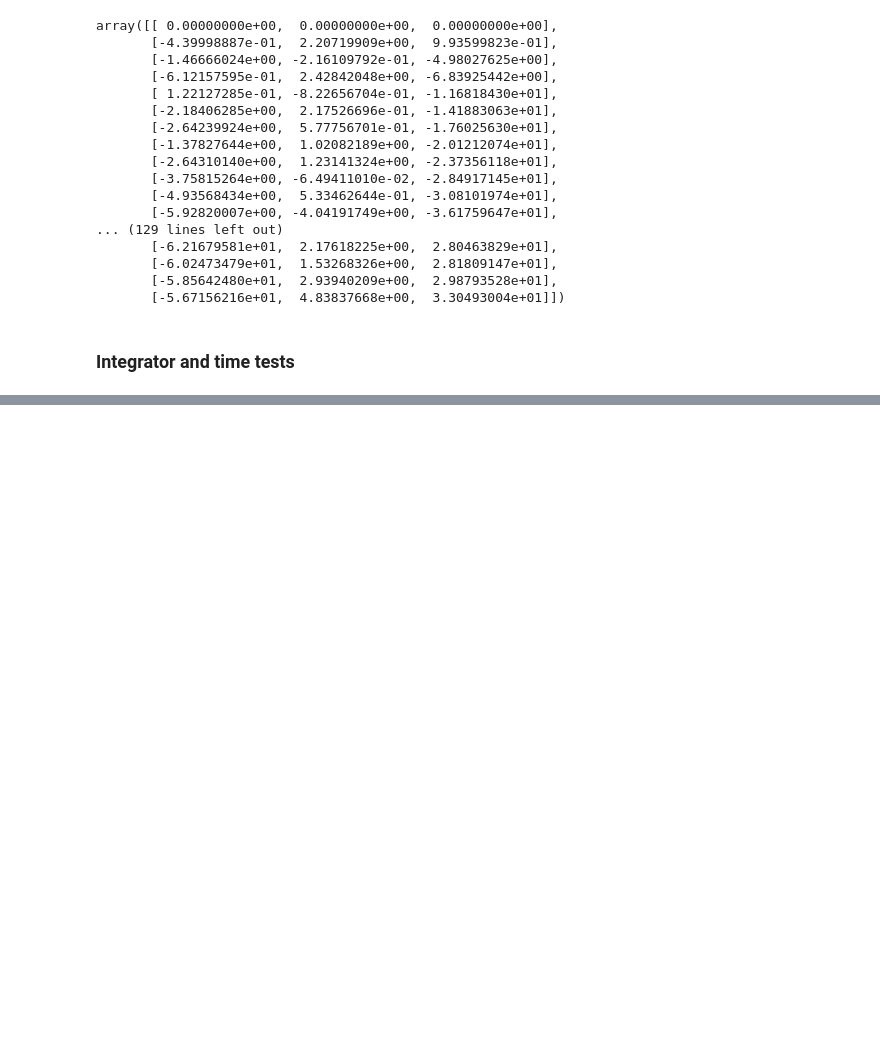
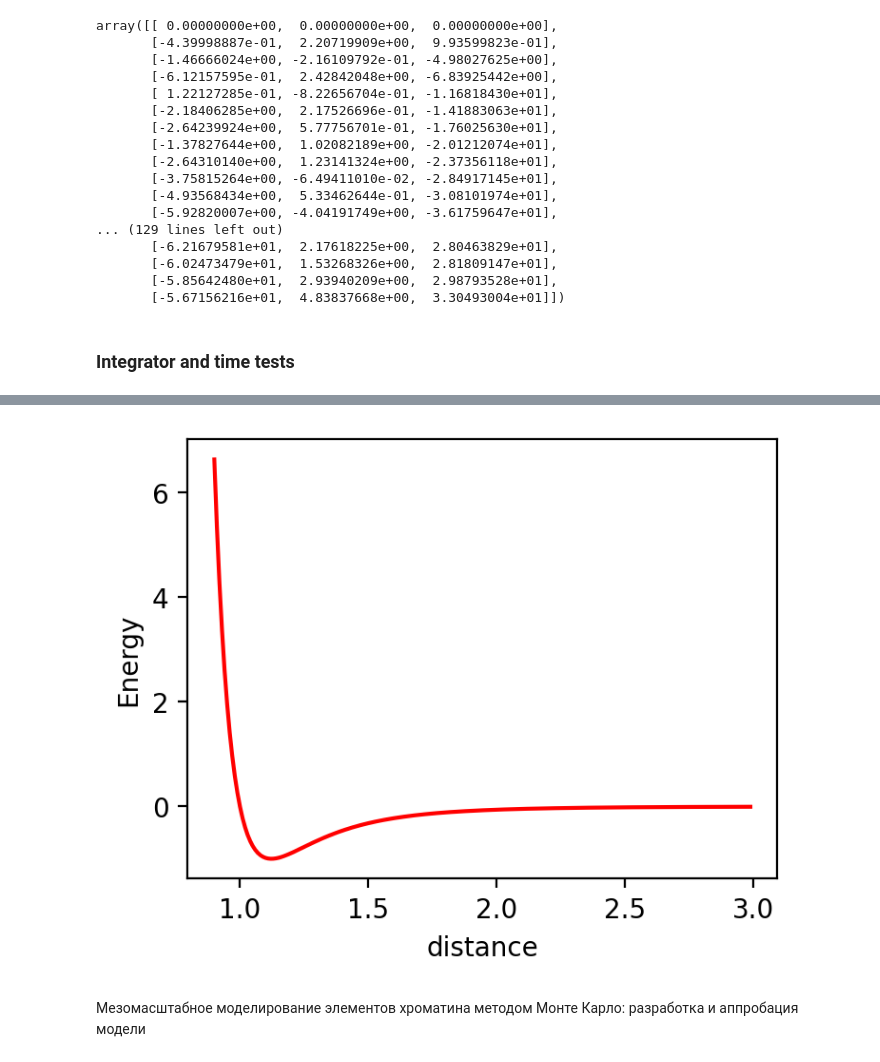
Before and after one commit to intbio/PyNAMod, a Jupyter notebook: tests.ipynb, the cells around one changed output, grey strips where cells are left out. Saved outputs shown, nothing was run; the diff lists cells and outputs as text; code cells hidden in the pictures; blank space fills up the shorter version.

```diff
--- a/tests.ipynb
+++ b/tests.ipynb
@@ -491,0 +692,13 @@ tensor([[[ 0.0000e+00,  0.0000e+00,  0.0000e+00]],
+# %%
+x = np.arange(0.9,3,0.01)
+ld = np.array([4*(1/r**12 - 1/r**6) for r in x])
+sg = np.array([1/(1+r) for r in x])
+plt.figure(figsize=(4,3),dpi=200)
+plt.plot(x,ld,color='red')
+plt.xlabel('distance')
+plt.ylabel('Energy')
+plt.show()
+# %% [output]
+[figure, added]
+# %% [markdown]
+Мезомасштабное моделирование элементов хроматина методом Монте Карло: разработка и аппробация модели
```
Also changed, not shown: parts of 53 cells of this notebook, 12 other files.
